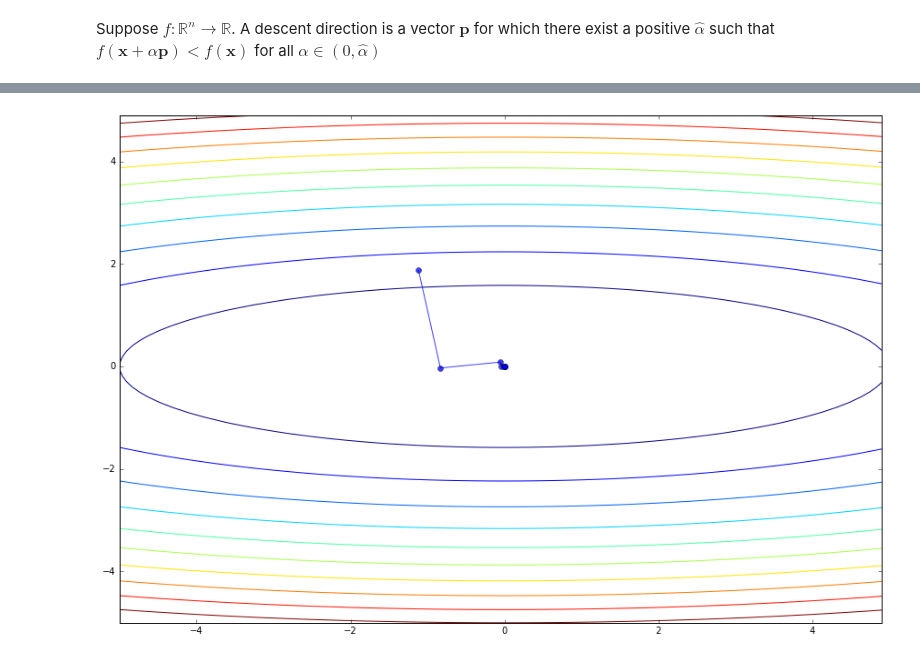
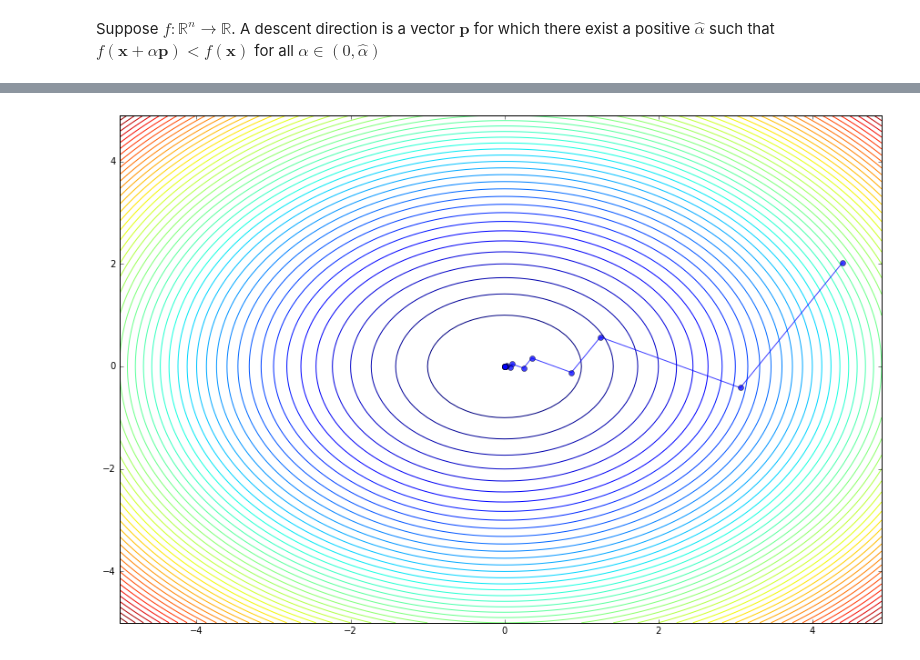
Before and after one commit to ceroytres/ipython-notebooks, a Jupyter notebook: Numerical Optimization/Gradient Descent.ipynb, the cells around one changed output, grey strips where cells are left out. Cells and saved outputs as stored; diff of their text form; code cells hidden in the pictures.

```diff
--- a/Numerical Optimization/Gradient Descent.ipynb
+++ b/Numerical Optimization/Gradient Descent.ipynb
@@ -59,35 +63,35 @@ $$ t= \frac{\nabla f(x)^T \nabla f(x)}{\nabla f(x)^T \mathbf{H} \nabla f(x)} $$
 import matplotlib.pyplot as plt
 import numpy as np
 
 n=np.arange(-5,5,.1)
 X,Y=np.meshgrid(n,n)
-F=.2*X**2+2*Y**2
+F=2*X**2+2*Y**2
 
 x=np.random.randn(2,1)+5*np.random.rand(2,1)
-q=x.copy()
 A=np.array([[.5,0],[0,2]])
 g=A.dot(x)
 norm_g=g.T.dot(g)
 
 path=[x.copy()]
 tol=1e-9
 t=1
 
 while norm_g>tol:
-    x-=g*(g.T.dot(g)/(g.T.dot(A.dot(g))))
+    eta=(g.T.dot(g)/(g.T.dot(A.dot(g))))
+    x-=g*eta
     g=A.dot(x)
     norm_g=g.T.dot(g)
     path.append(x.copy())
     t+=1
     if t==1e4:
         break
 
 path=np.array(path)
 
 
 plt.figure(figsize=(15,10))
-plt.contour(X,Y,F,10)
+plt.contour(X,Y,F,50)
 plt.plot(path[:,0],path[:,1],'-o',alpha=.75)
 plt.show()
 # %% [output]
-[figure, old version]
+[figure, new version]
```
Also changed, not shown: parts of 2 cells of this notebook.
